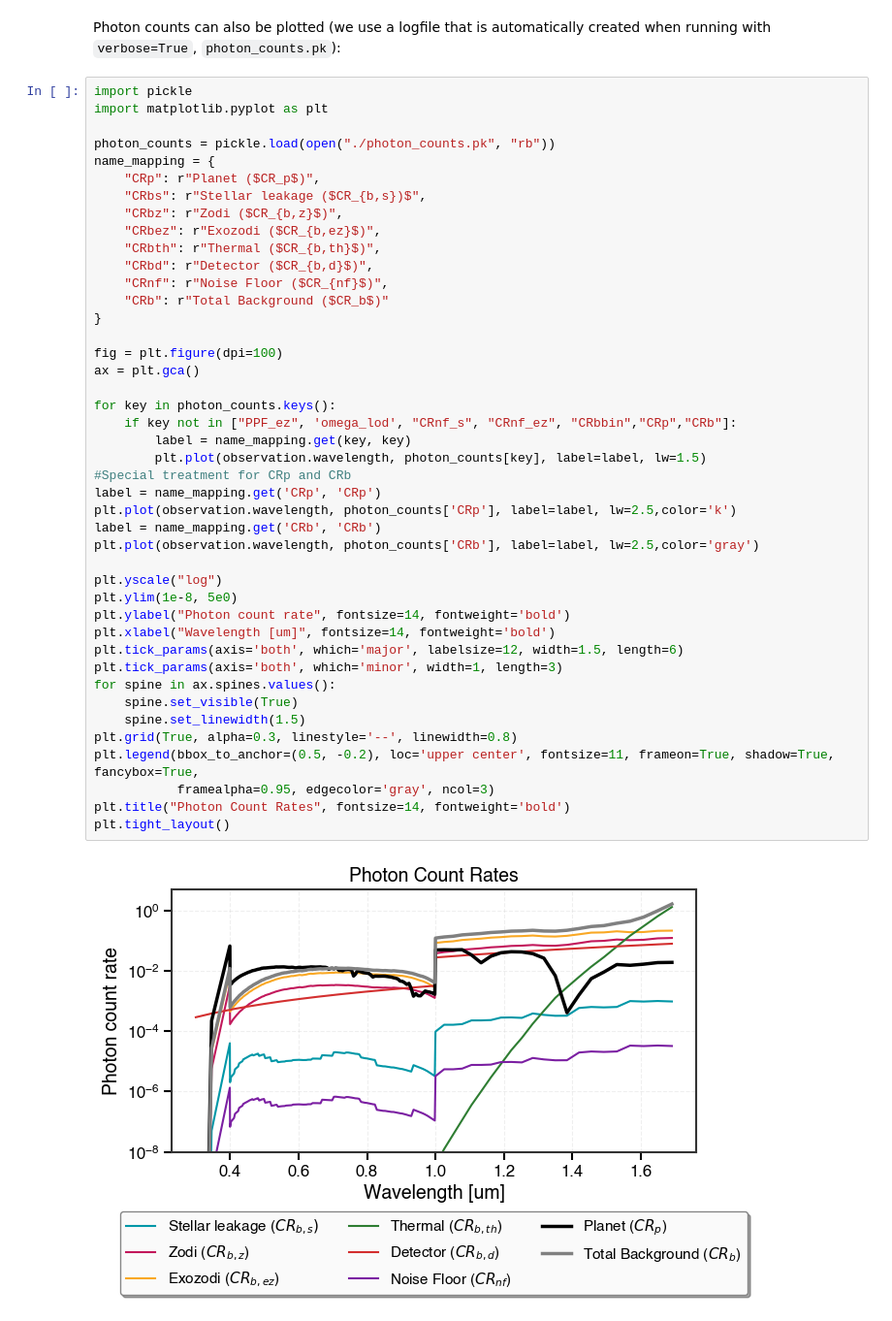
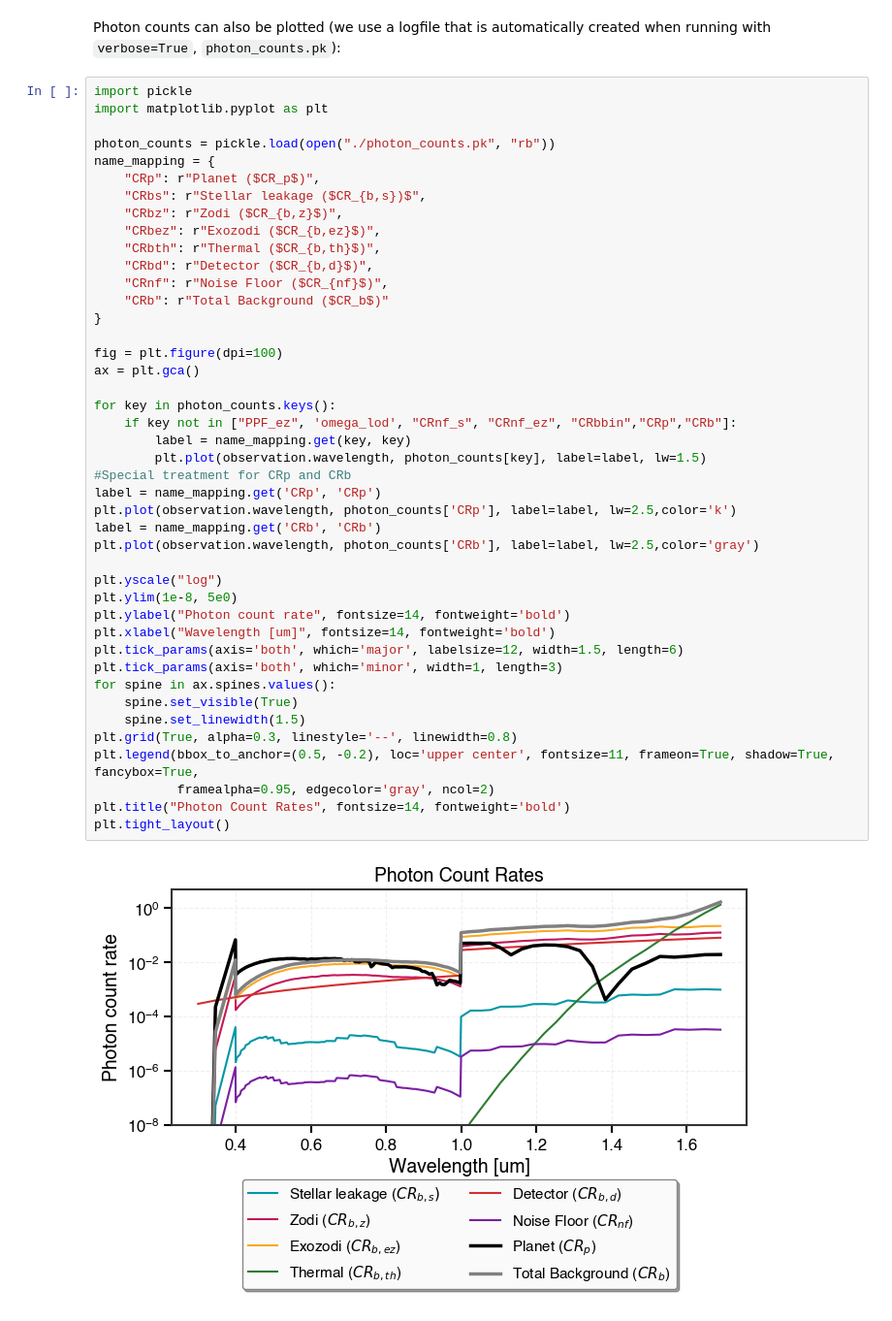
Before and after one commit to HWO-Project/pyEDITH, a Jupyter notebook: tutorials/spectroscopy_tutorial.ipynb, the cells around one changed output. Shown at 97% size. Drawn from its saved outputs; the diff is of its cells as text.

```diff
--- a/tutorials/spectroscopy_tutorial.ipynb
+++ b/tutorials/spectroscopy_tutorial.ipynb
@@ -573,32 +573,32 @@ name_mapping = {
     "CRb": r"Total Background ($CR_b$)"
 }
 
 fig = plt.figure(dpi=100)
 ax = plt.gca()
 
 for key in photon_counts.keys():
     if key not in ["PPF_ez", 'omega_lod', "CRnf_s", "CRnf_ez", "CRbbin","CRp","CRb"]:
         label = name_mapping.get(key, key)
         plt.plot(observation.wavelength, photon_counts[key], label=label, lw=1.5)
 #Special treatment for CRp and CRb
 label = name_mapping.get('CRp', 'CRp')
 plt.plot(observation.wavelength, photon_counts['CRp'], label=label, lw=2.5,color='k')
 label = name_mapping.get('CRb', 'CRb')
 plt.plot(observation.wavelength, photon_counts['CRb'], label=label, lw=2.5,color='gray')
 
 plt.yscale("log")
 plt.ylim(1e-8, 5e0)
 plt.ylabel("Photon count rate", fontsize=14, fontweight='bold')
 plt.xlabel("Wavelength [um]", fontsize=14, fontweight='bold')
 plt.tick_params(axis='both', which='major', labelsize=12, width=1.5, length=6)
 plt.tick_params(axis='both', which='minor', width=1, length=3)
 for spine in ax.spines.values():
     spine.set_visible(True)
     spine.set_linewidth(1.5)
 plt.grid(True, alpha=0.3, linestyle='--', linewidth=0.8)
 plt.legend(bbox_to_anchor=(0.5, -0.2), loc='upper center', fontsize=11, frameon=True, shadow=True, fancybox=True,
-           framealpha=0.95, edgecolor='gray', ncol=3)
+           framealpha=0.95, edgecolor='gray', ncol=2)
 plt.title("Photon Count Rates", fontsize=14, fontweight='bold')
 plt.tight_layout()
 # %% [output]
-[figure, old version]
+[figure, new version]
```
Also changed, not shown: parts of 2 cells of this notebook, 10 other files.
